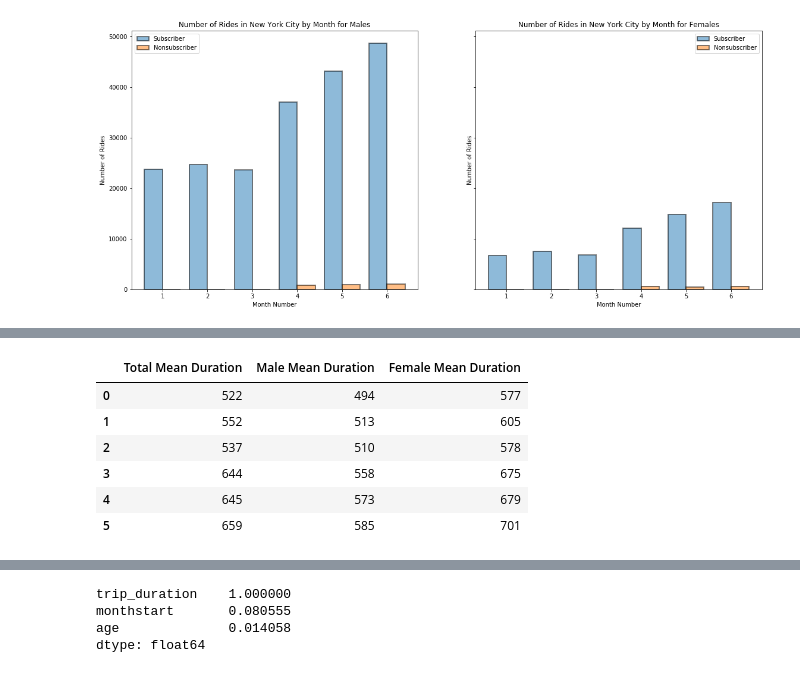
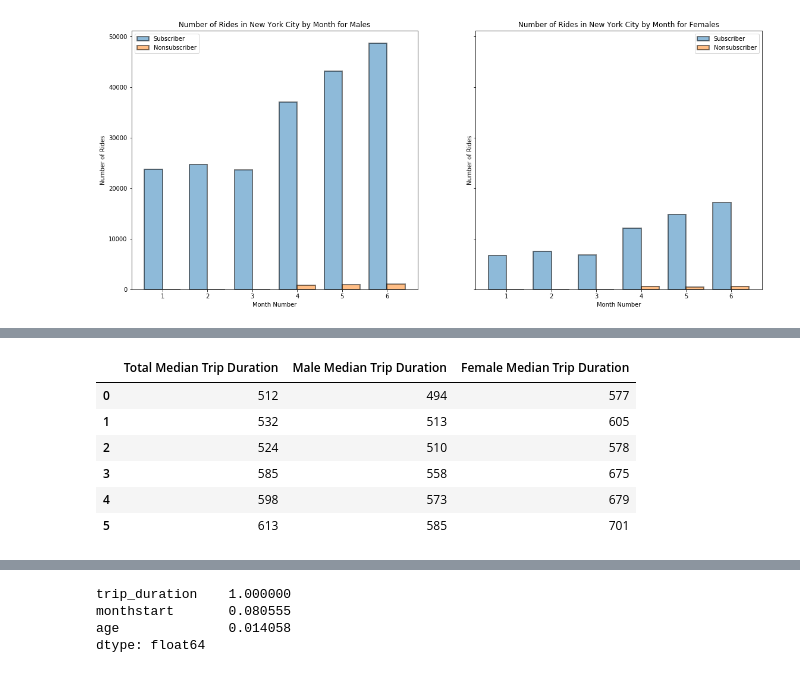
Before and after one commit to jacob-lu/info300final, a Jupyter notebook: Jacob Lu Exploration.ipynb, the cells around one changed output, grey strips where cells are left out. Saved outputs shown, nothing was run; the diff lists cells and outputs as text; code cells hidden in the pictures.

```diff
--- a/Jacob Lu Exploration.ipynb
+++ b/Jacob Lu Exploration.ipynb
@@ -27,3 +27,7 @@ data['end_time'] = np.array(enddates)
 startdatelist = list(data.start_time)
 startmonthdates = [date.month for date in startdatelist]
 data['monthstart'] = np.array(startmonthdates)
+
+#create daily based on the start of trip
+daystartdates = [date.day for date in startdatelist]
+data['daystart'] = np.array(daystartdates)
@@ -216,14 +235,14 @@ meantable
 # %%
 femalemedian = viofemales.groupby(['monthstart'])['trip_duration'].median().values
 malemedian = viomales.groupby(['monthstart'])['trip_duration'].median().values
 totalmedian = filtered_data.groupby(['monthstart'])['trip_duration'].median().values
-mediantable = pd.DataFrame({'Total Mean Duration': totalmedian, 'Male Mean Duration':malemedian, 'Female Mean Duration': femalemedian})
+mediantable = pd.DataFrame({'Total Median Trip Duration': totalmedian, 'Male Median Trip Duration':malemedian, 'Female Median Trip Duration': femalemedian})
 mediantable
 # %% [output]
-|  | Total Mean Duration | Male Mean Duration | Female Mean Duration |
-| 0 | 522 | 494 | 577 |
-| 1 | 552 | 513 | 605 |
-| 2 | 537 | 510 | 578 |
-| 3 | 644 | 558 | 675 |
-| 4 | 645 | 573 | 679 |
-| 5 | 659 | 585 | 701 |
+|  | Total Median Trip Duration | Male Median Trip Duration | Female Median Trip Duration |
+| 0 | 512 | 494 | 577 |
+| 1 | 532 | 513 | 605 |
+| 2 | 524 | 510 | 578 |
+| 3 | 585 | 558 | 675 |
+| 4 | 598 | 573 | 679 |
+| 5 | 613 | 585 | 701 |
```
Also changed, not shown: parts of 8 cells of this notebook.
